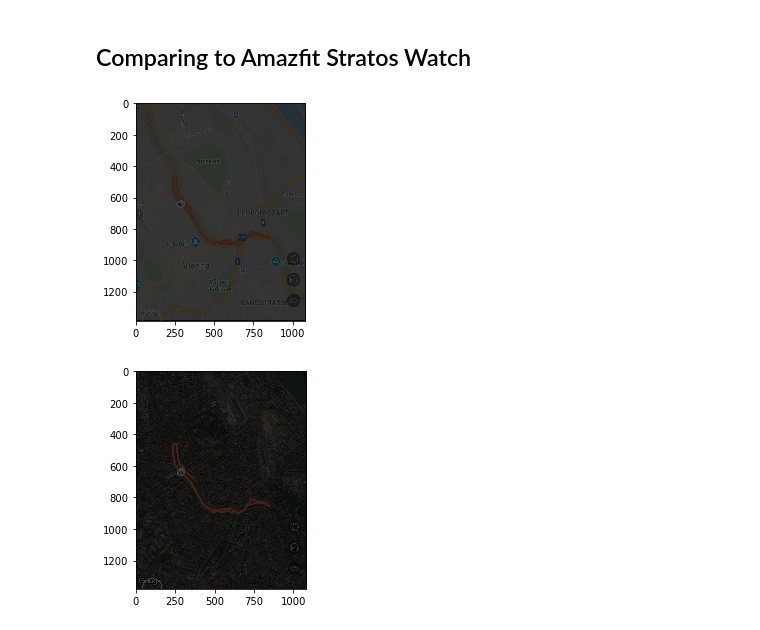
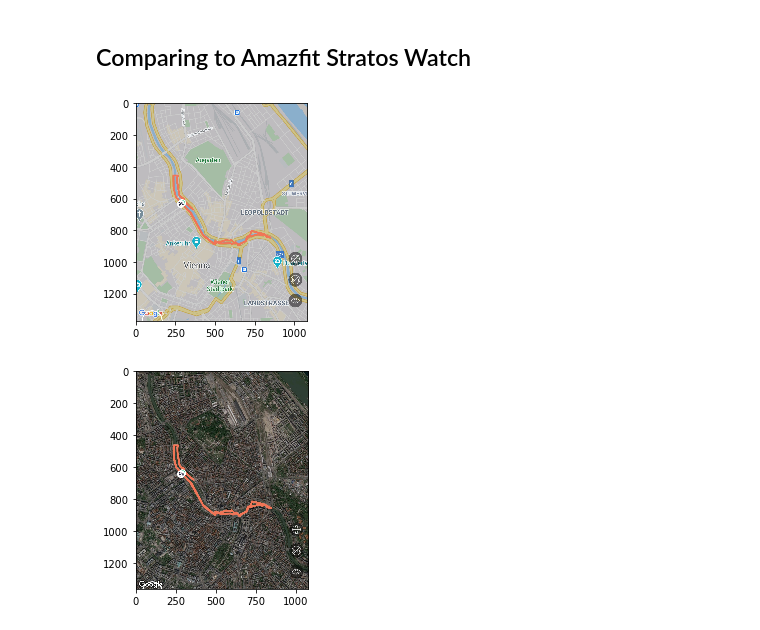
Before and after one commit to markusgoller/tracking_app, a Jupyter notebook: tracking_app_markusgoller.ipynb, the cells around one changed output. Saved outputs shown, nothing was run; the diff lists cells and outputs as text; code cells hidden in the pictures.

```diff
--- a/tracking_app_markusgoller.ipynb
+++ b/tracking_app_markusgoller.ipynb
@@ -123,14 +124,14 @@ http://server.arcgisonline.com/ArcGIS/rest/services/ESRI_Imagery_World_2D/MapSer
 import matplotlib.pyplot as plt
 import matplotlib.image as mpimg
 # %%
-img = mpimg.imread('./data/IMG_20200903_230125.jpg')
+img = mpimg.imread('./data/IMG_20200903_231240.jpg')
 imgplot = plt.imshow(img)
 # %% [output]
-[figure, old version]
+[figure, new version]
 # %%
 import matplotlib.pyplot as plt
 import matplotlib.image as mpimg
-img = mpimg.imread('./data/IMG_20200903_230200.jpg')
+img = mpimg.imread('./data/IMG_20200903_231302.jpg')
 imgplot = plt.imshow(img)
 # %% [output]
-[figure, old version]
+[figure, new version]
```
Also changed, not shown: parts of 2 cells of this notebook.
